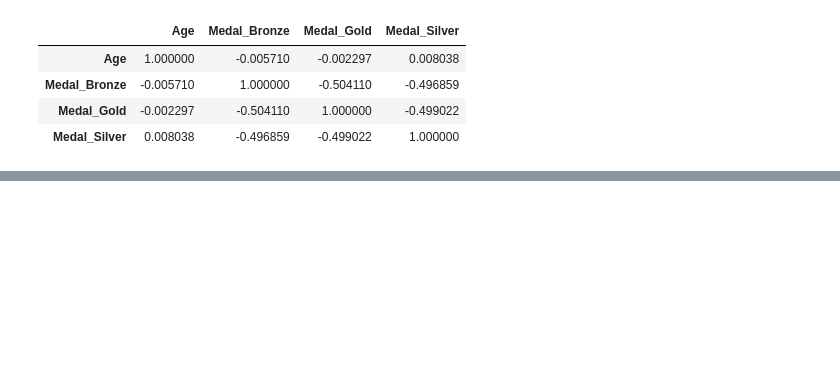
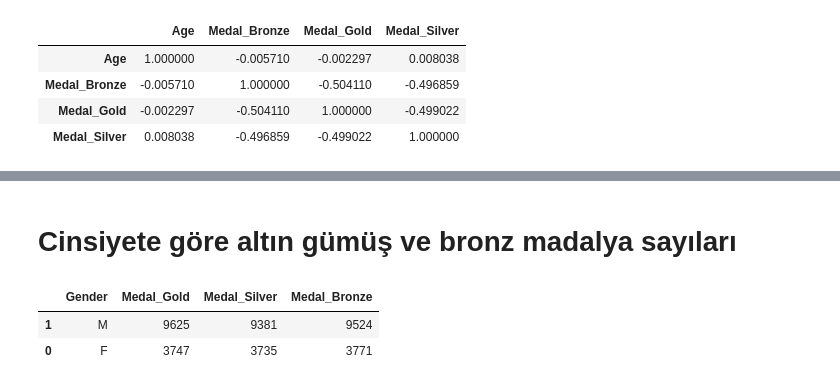
Before and after one commit to ilkerCelimli/DataScience-Olimpiyatlar, a Jupyter notebook: olimpiyat_veriseti_inceleme.ipynb, the cells around one changed output, grey strips where cells are left out. Drawn from its saved outputs; the diff is of its cells as text; code cells hidden in the pictures; blank space fills up the shorter version.

```diff
--- a/olimpiyat_veriseti_inceleme.ipynb
+++ b/olimpiyat_veriseti_inceleme.ipynb
@@ -462,0 +503,8 @@ temp_data.loc[:,["Age","Medal_Bronze","Medal_Gold","Medal_Silver"]].corr()
+# %% [markdown]
+# Cinsiyete göre altın gümüş ve bronz madalya sayıları
+# %%
+temp_data[["Gender","Medal_Gold","Medal_Silver","Medal_Bronze"]].groupby("Gender",as_index = False).sum().sort_values(by="Medal_Gold",ascending=False)
+# %% [output]
+|  | Gender | Medal_Gold | Medal_Silver | Medal_Bronze |
+| 1 | M | 9625 | 9381 | 9524 |
+| 0 | F | 3747 | 3735 | 3771 |
```
Also changed, not shown: parts of 5 cells of this notebook.
